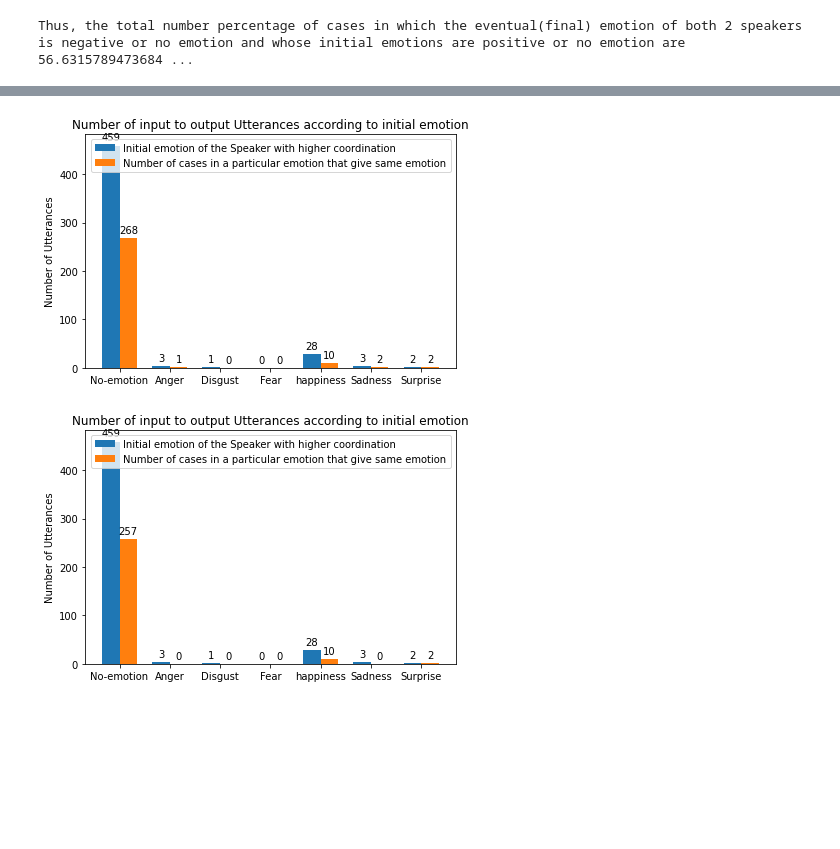
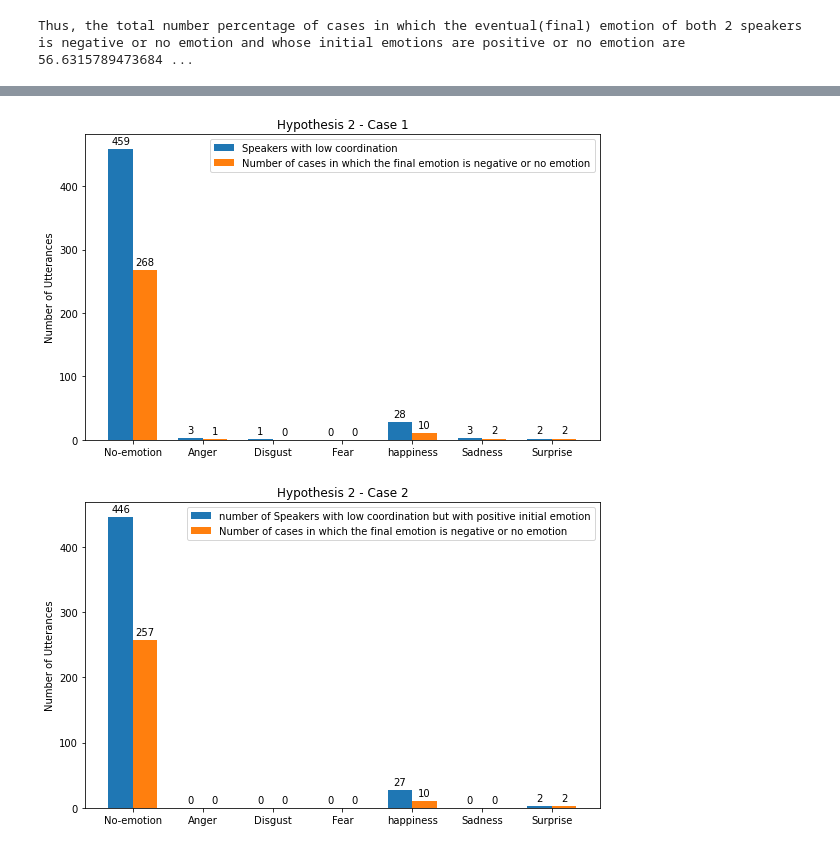
Before and after one commit to VinayakG2002/Coordination, a Jupyter notebook: convokit.ipynb, the cells around one changed output, grey strips where cells are left out. Saved outputs shown, nothing was run; the diff lists cells and outputs as text; code cells hidden in the pictures; blank space fills up the shorter version.

```diff
--- a/convokit.ipynb
+++ b/convokit.ipynb
@@ -597,11 +599,12 @@ for speakerb, score in sorted(speakerb_to_speakera.averages_by_speaker().items()
         emotion_speaker2=list_of_emotion[int(speakerb.id)-1]
     if (emotion_speaker1[0]==0 or emotion_speaker1[0]==4 or emotion_speaker1[0]==6) and (emotion_speaker2[0]==0 or emotion_speaker2[0]==4 or emotion_speaker2[0]==6):
         hypo2_t_ini.add(int(speakerb.id))
+        initial_emotion_hypo2_ini[emotion_speaker2[0]]+=1
     length1=len(emotion_speaker1)
     length2=len(emotion_speaker2)
     if length1>1:
         if ((emotion_speaker1[0]==0 or emotion_speaker1[0]==4 or emotion_speaker1[0]==6) and (emotion_speaker2[0]==0 or emotion_speaker2[0]==4 or emotion_speaker2[0]==6)) and(((emotion_speaker1[length1-1]==0) or (emotion_speaker1[length1-1]==1) or (emotion_speaker1[length1-1]==2) or (emotion_speaker1[length1-1]==3) or (emotion_speaker1[length1-1]==5)) and ((emotion_speaker2[length2-1]==0) or emotion_speaker2[length2-1]==1 or emotion_speaker2[length2-1]==2 or emotion_speaker2[length2-1]==3 or emotion_speaker2[length2-1]==5)):
             hypo2_q_ini.add(int(speakerb.id))
             final_emotion_hypo2_initail_non_neg[emotion_speaker2[0]]+=1
-print(len(hypo2_t_ini),len(hypo2_q_ini)/len(hypo2_t_ini))
+print(len(hypo2_t_ini),len(hypo2_q_ini)/len(hypo2_t_ini),((len(hypo2_q_ini)-final_emotion_hypo2_initail_non_neg[0])/(len(hypo2_t_ini)-initial_emotions_hypo2[0])))
 # %% [output]
@@ -622,12 +625,12 @@ x = np.arange(len(labels))  # the label locations
 width = 0.35  # the width of the bars
 
 fig, ax = plt.subplots()
-rects1 = ax.bar(x - width/2, initial_emotions, width, label='Initial emotion of the Speaker with higher coordination')
-rects2 = ax.bar(x + width/2, final_emotion_same, width, label='Number of cases in a particular emotion that give same emotion')
+rects1 = ax.bar(x - width/2, initial_emotions, width, label='Number of Speaker with high coordination')
+rects2 = ax.bar(x + width/2, final_emotion_same, width, label='Number of conversations with same final emotions')
 
 # Add some text for labels, title and custom x-axis tick labels, etc.
 ax.set_ylabel('Number of Utterances')
-ax.set_title('Number of input to output Utterances according to initial emotion')
+ax.set_title('Hypothesis 1 - Case 1')
 
 ax.legend()
 
@@ -636,6 +639,6 @@ ax.bar_label(rects2, padding=3)
 ax.set_xticks(x, labels)
 
 fig.tight_layout()
-
+plt.rcParams["figure.figsize"] = (8,5)
 plt.show()
 # %% [output]
@@ -643,12 +646,12 @@ plt.show()
 # %%
 #graph for similar
 fig, ax = plt.subplots()
-rects1 = ax.bar(x - width/2, initial_emotions, width, label='Initial emotion of the Speaker with higher coordination')
-rects2 = ax.bar(x + width/2, final_emotion_similar, width, label='Number of cases in a particular emotion that give same emotion')
+rects1 = ax.bar(x - width/2, initial_emotions, width, label='Number of Speaker with high coordination')
+rects2 = ax.bar(x + width/2, final_emotion_similar, width, label='Number of conversations with similar final emotions')
 
 # Add some text for labels, title and custom x-axis tick labels, etc.
 ax.set_ylabel('Number of Utterances')
-ax.set_title('Number of input to output Utterances according to initial emotion')
+ax.set_title('Hypothesis 1 - Case 3')
 
 ax.legend()
 
@@ -657,6 +660,6 @@ ax.bar_label(rects2, padding=3)
 ax.set_xticks(x, labels)
 
 fig.tight_layout()
-
+plt.rcParams["figure.figsize"] = (8,5)
 plt.show()
 # %% [output]
@@ -664,12 +667,12 @@ plt.show()
 # %%
 #Hypothesis 2 graph for input of any emotion
 fig, ax = plt.subplots()
-rects1 = ax.bar(x - width/2, initial_emotions_hypo2, width, label='Initial emotion of the Speaker with higher coordination')
-rects2 = ax.bar(x + width/2, final_emotion_hypo2_negative, width, label='Number of cases in a particular emotion that give same emotion')
+rects1 = ax.bar(x - width/2, initial_emotions_hypo2, width, label='Speakers with low coordination')
+rects2 = ax.bar(x + width/2, final_emotion_hypo2_negative, width, label='Number of cases in which the final emotion is negative or no emotion')
 
 # Add some text for labels, title and custom x-axis tick labels, etc.
 ax.set_ylabel('Number of Utterances')
-ax.set_title('Number of input to output Utterances according to initial emotion')
+ax.set_title('Hypothesis 2 - Case 1')
 
 ax.legend()
 
@@ -678,28 +681,28 @@ ax.bar_label(rects2, padding=3)
 ax.set_xticks(x, labels)
 
 fig.tight_layout()
-
+plt.rcParams["figure.figsize"] = (8,5)
 plt.show()
 # %% [output]
-[figure, old version]
+[figure, new version]
 # %%
 #Hypothesis 2 graph for input of non negative inital input
 fig, ax = plt.subplots()
-rects1 = ax.bar(x - width/2, initial_emotions_hypo2, width, label='Initial emotion of the Speaker with higher coordination')
-rects2 = ax.bar(x + width/2, final_emotion_hypo2_initail_non_neg, width, label='Number of cases in a particular emotion that give same emotion')
+rects1 = ax.bar(x - width/2, initial_emotion_hypo2_ini, width, label='number of Speakers with low coordination but with positive initial emotion')
+rects2 = ax.bar(x + width/2, final_emotion_hypo2_initail_non_neg, width, label='Number of cases in which the final emotion is negative or no emotion')
 
 # Add some text for labels, title and custom x-axis tick labels, etc.
 ax.set_ylabel('Number of Utterances')
-ax.set_title('Number of input to output Utterances according to initial emotion')
+ax.set_title('Hypothesis 2 - Case 2')
 
 ax.legend()
 
 ax.bar_label(rects1, padding=3)
 ax.bar_label(rects2, padding=3)
 ax.set_xticks(x, labels)
 
 fig.tight_layout()
-
+plt.rcParams["figure.figsize"] = (8,5)
 plt.show()
 # %% [output]
-[figure, old version]
+[figure, new version]
```
Also changed, not shown: parts of 7 cells of this notebook, 1 other file.
